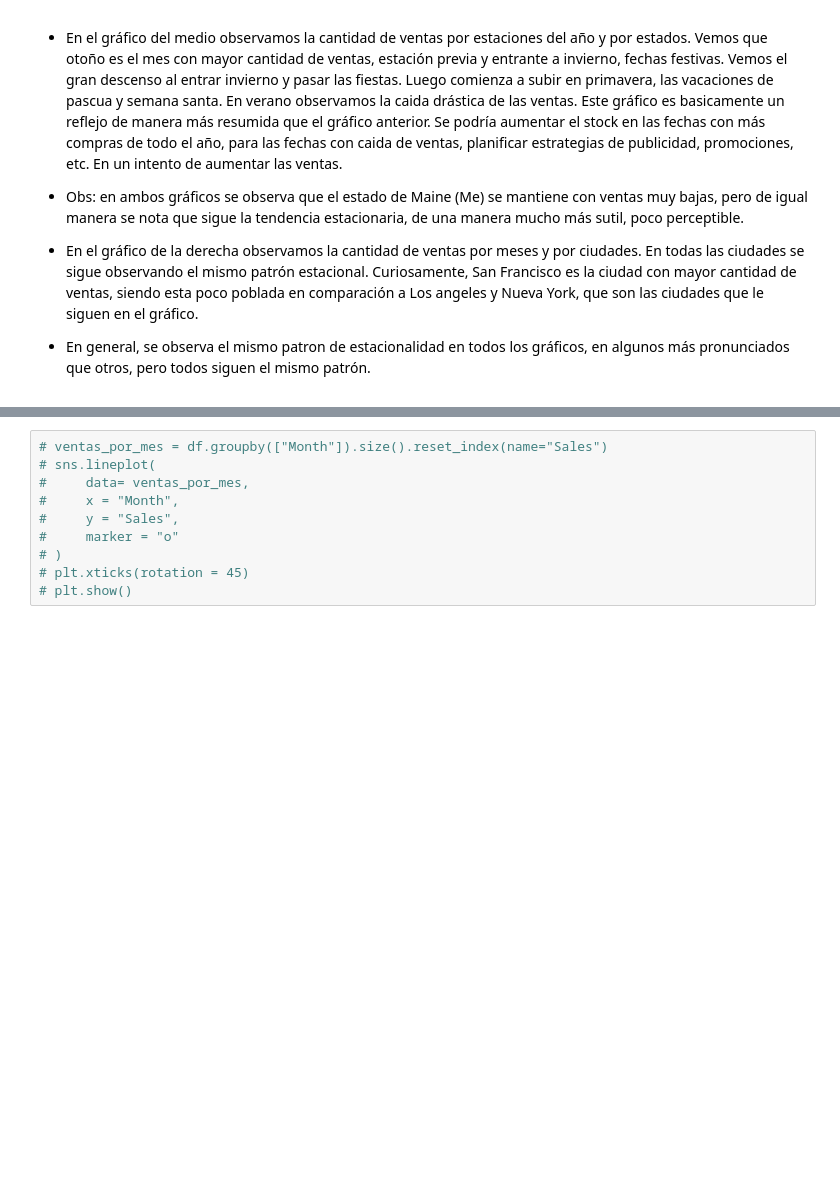
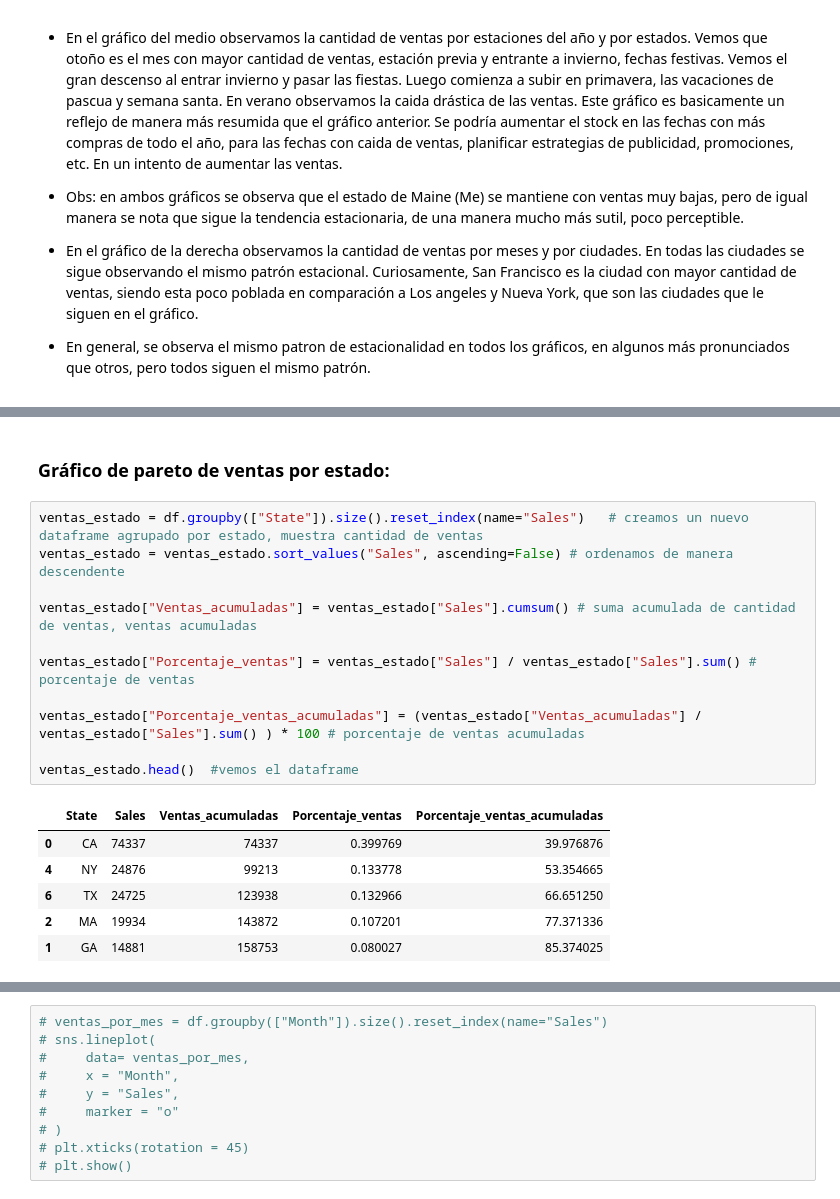
Before and after one commit to diegoGam1/Analisis_exploratorio_ventas, a Jupyter notebook: src/Analisis.ipynb, the cells around one changed output, grey strips where cells are left out. Saved outputs shown, nothing was run; the diff lists cells and outputs as text; blank space fills up the shorter version.

```diff
--- a/src/Analisis.ipynb
+++ b/src/Analisis.ipynb
@@ -325,0 +385,20 @@ plt.show()
+# %% [markdown]
+### Gráfico de pareto de ventas por estado:
+# %%
+ventas_estado = df.groupby(["State"]).size().reset_index(name="Sales")   # creamos un nuevo dataframe agrupado por estado, muestra cantidad de ventas
+ventas_estado = ventas_estado.sort_values("Sales", ascending=False) # ordenamos de manera descendente
+
+ventas_estado["Ventas_acumuladas"] = ventas_estado["Sales"].cumsum() # suma acumulada de cantidad de ventas, ventas acumuladas
+
+ventas_estado["Porcentaje_ventas"] = ventas_estado["Sales"] / ventas_estado["Sales"].sum() # porcentaje de ventas
+
+ventas_estado["Porcentaje_ventas_acumuladas"] = (ventas_estado["Ventas_acumuladas"] / ventas_estado["Sales"].sum() ) * 100 # porcentaje de ventas acumuladas
+
+ventas_estado.head()  #vemos el dataframe
+# %% [output]
+|  | State | Sales | Ventas_acumuladas | Porcentaje_ventas | Porcentaje_ventas_acumuladas |
+| 0 | CA | 74337 | 74337 | 0.399769 | 39.976876 |
+| 4 | NY | 24876 | 99213 | 0.133778 | 53.354665 |
+| 6 | TX | 24725 | 123938 | 0.132966 | 66.651250 |
+| 2 | MA | 19934 | 143872 | 0.107201 | 77.371336 |
+| 1 | GA | 14881 | 158753 | 0.080027 | 85.374025 |
```
Also changed, not shown: parts of 11 cells of this notebook.
